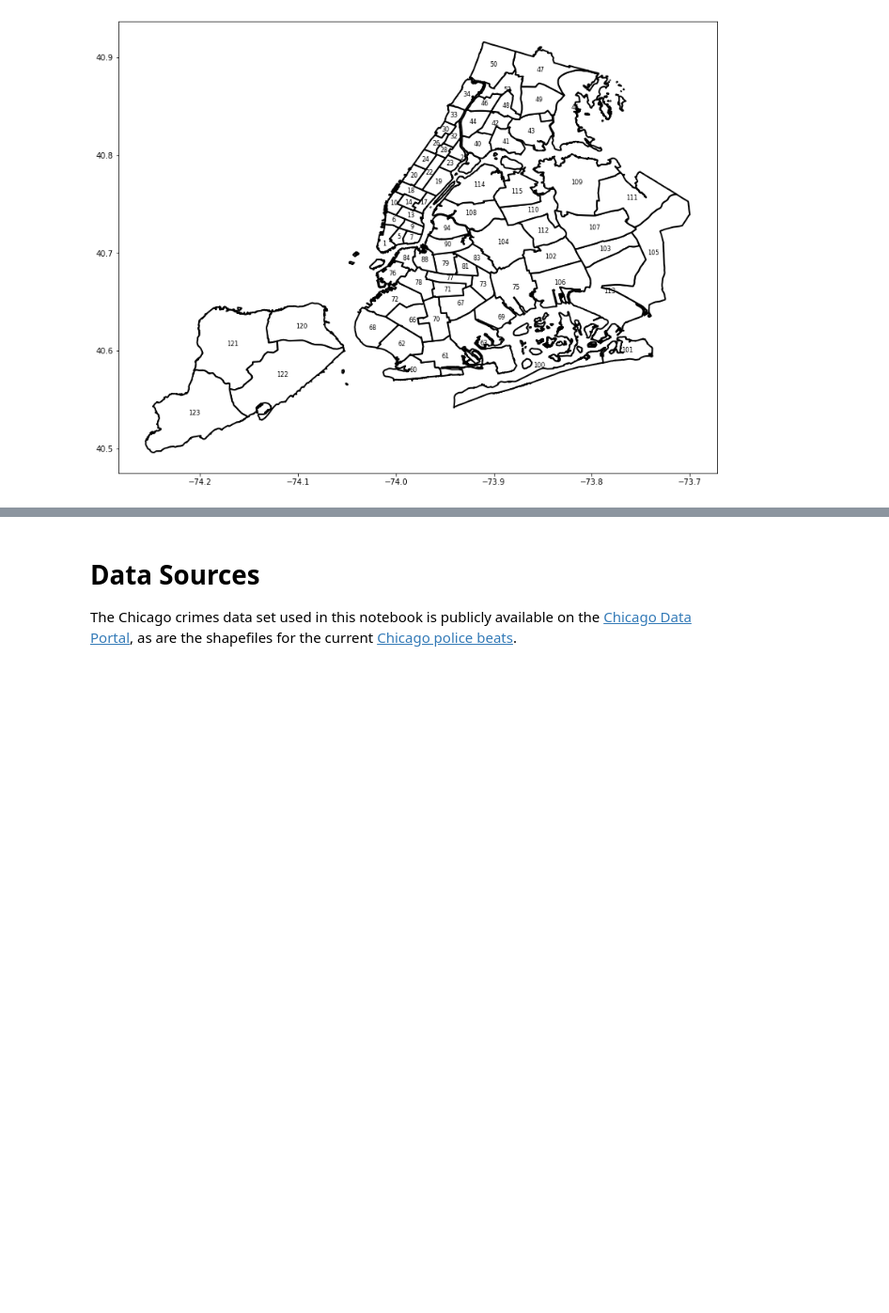
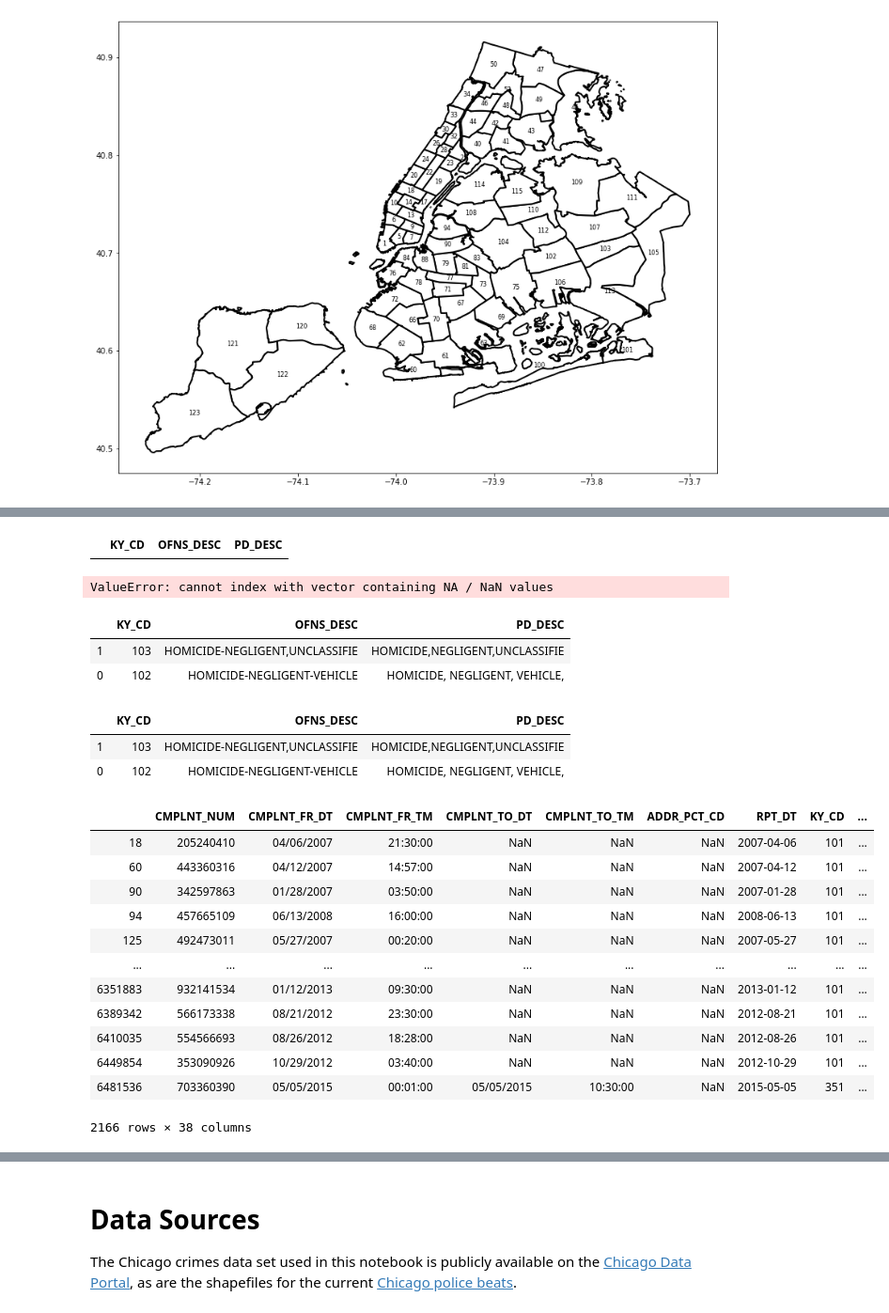
Before and after one commit to MattTriano/NYC_Crime, a Jupyter notebook: analysis/NYC_Crime_EDA_v1.ipynb, the cells around one changed output, grey strips where cells are left out. Shown at 94% size. Cells and saved outputs as stored; diff of their text form; code cells hidden in the pictures; blank space fills up the shorter version.

```diff
--- a/analysis/NYC_Crime_EDA_v1.ipynb
+++ b/analysis/NYC_Crime_EDA_v1.ipynb
@@ -113,0 +137,18 @@ for idx, row in precincts.iterrows():
+# %%
+nyc_crimes['incident_start'] = nyc_crimes['CMPLNT_FR_DT'] + ' ' + nyc_crimes['CMPLNT_FR_TM']
+nyc_crimes['incident_end'] = nyc_crimes['CMPLNT_TO_DT'] + ' ' + nyc_crimes['CMPLNT_TO_TM']
+# %%
+date_pattern = '%m/%d/%Y'
+datetime_pattern = '%m/%d/%Y %H:%M:%S'
+
+nyc_crimes['RPT_DT'] = pd.to_datetime(nyc_crimes['RPT_DT'], format=date_pattern, errors='coerce')
+nyc_crimes['incident_start'] = pd.to_datetime(nyc_crimes['incident_start'], format=datetime_pattern, errors='coerce')
+nyc_crimes['incident_end'] = pd.to_datetime(nyc_crimes['incident_end'], format=datetime_pattern, errors='coerce')
+# %%
+nyc_crimes['HOUSING_PSA'] = nyc_crimes['HOUSING_PSA'].str.replace(',', '')
+nyc_crimes['HOUSING_PSA'] = nyc_crimes['HOUSING_PSA'].fillna(0)
+nyc_crimes['HOUSING_PSA'] = nyc_crimes['HOUSING_PSA'].astype(int)
+nyc_crimes['HOUSING_PSA'] = nyc_crimes['HOUSING_PSA'].astype(str)
+nyc_crimes.loc[nyc_crimes['HOUSING_PSA'] == '0', 'HOUSING_PSA'] = None
+# %%
+nyc_crimes.loc[nyc_crimes['OFNS_DESC'] == 'MURDER & NON-NEGL. MANSLAUGHTER', 'KY_CD'] = 101
@@ -113,0 +340,20 @@ for idx, row in precincts.iterrows():
+# %%
+ofns_ky_df.loc[ofns_ky_df['OFNS_DESC'].str.contains('MURDER')]
+# %% [output]
+|  | KY_CD | OFNS_DESC | PD_DESC |
+# %%
+nyc_crimes.loc[nyc_crimes['OFNS_DESC'].str.contains('MURDER')]
+# %% [output]
+ValueError: cannot index with vector containing NA / NaN values
+# %%
+ofns_ky_df.loc[ofns_ky_df['OFNS_DESC'].str.contains('HOMICIDE')]
+# %% [output]
+|  | KY_CD | OFNS_DESC | PD_DESC |
+| 1 | 103 | HOMICIDE-NEGLIGENT,UNCLASSIFIE | HOMICIDE,NEGLIGENT,UNCLASSIFIE |
+| 0 | 102 | HOMICIDE-NEGLIGENT-VEHICLE | HOMICIDE, NEGLIGENT, VEHICLE, |
+# %%
+ofns_ky_df.loc[ofns_ky_df['PD_DESC'].str.contains('HOMICIDE')]
+# %% [output]
+|  | KY_CD | OFNS_DESC | PD_DESC |
+| 1 | 103 | HOMICIDE-NEGLIGENT,UNCLASSIFIE | HOMICIDE,NEGLIGENT,UNCLASSIFIE |
+| 0 | 102 | HOMICIDE-NEGLIGENT-VEHICLE | HOMICIDE, NEGLIGENT, VEHICLE, |
@@ -113,0 +363,16 @@ for idx, row in precincts.iterrows():
+# %%
+nyc_crimes.loc[nyc_crimes['ADDR_PCT_CD'].isnull()]
+# %% [output]
+|  | CMPLNT_NUM | CMPLNT_FR_DT | CMPLNT_FR_TM | CMPLNT_TO_DT | CMPLNT_TO_TM | ADDR_PCT_CD | RPT_DT | KY_CD | ... |
+| 18 | 205240410 | 04/06/2007 | 21:30:00 | NaN | NaN | NaN | 2007-04-06 | 101 | ... |
+| 60 | 443360316 | 04/12/2007 | 14:57:00 | NaN | NaN | NaN | 2007-04-12 | 101 | ... |
+| 90 | 342597863 | 01/28/2007 | 03:50:00 | NaN | NaN | NaN | 2007-01-28 | 101 | ... |
+| 94 | 457665109 | 06/13/2008 | 16:00:00 | NaN | NaN | NaN | 2008-06-13 | 101 | ... |
+| 125 | 492473011 | 05/27/2007 | 00:20:00 | NaN | NaN | NaN | 2007-05-27 | 101 | ... |
+| ... | ... | ... | ... | ... | ... | ... | ... | ... | ... |
+| 6351883 | 932141534 | 01/12/2013 | 09:30:00 | NaN | NaN | NaN | 2013-01-12 | 101 | ... |
+| 6389342 | 566173338 | 08/21/2012 | 23:30:00 | NaN | NaN | NaN | 2012-08-21 | 101 | ... |
+| 6410035 | 554566693 | 08/26/2012 | 18:28:00 | NaN | NaN | NaN | 2012-08-26 | 101 | ... |
+| 6449854 | 353090926 | 10/29/2012 | 03:40:00 | NaN | NaN | NaN | 2012-10-29 | 101 | ... |
+| 6481536 | 703360390 | 05/05/2015 | 00:01:00 | 05/05/2015 | 10:30:00 | NaN | 2015-05-05 | 351 | ... |
+2166 rows × 38 columns
```
Also changed, not shown: parts of 37 cells of this notebook.
